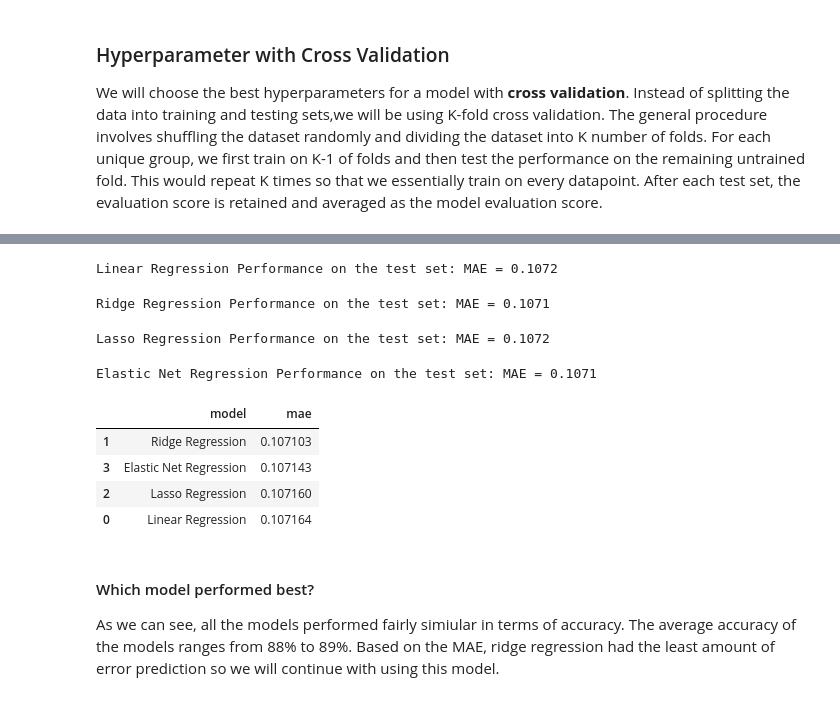
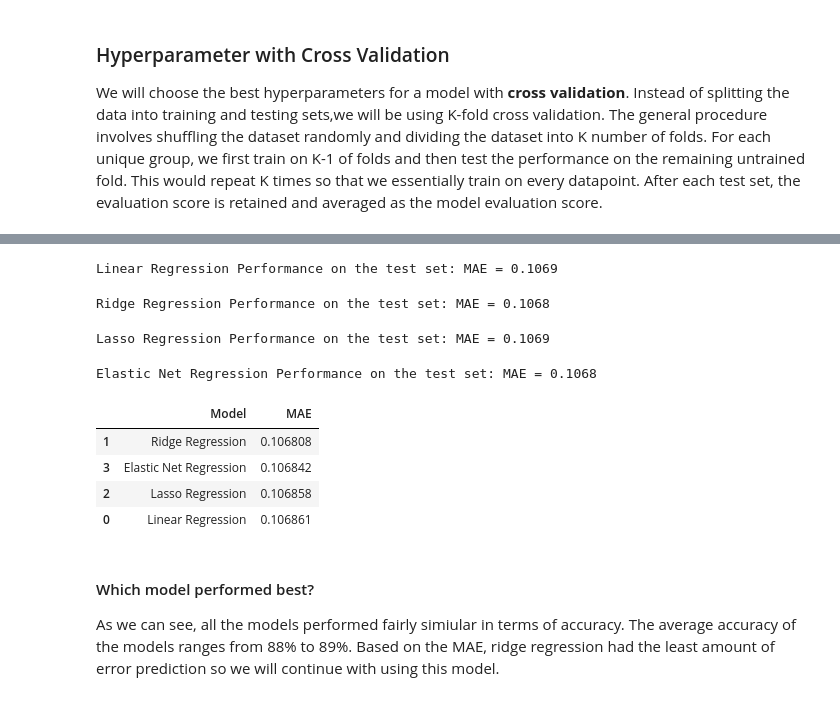
Before and after one commit to tsaw8/Thinkful_Project, a Jupyter notebook: Module 19: Supervised learning: solving regression problems/8. Challenge House prices model .ipynb, the cells around one changed output, grey strips where cells are left out. Cells and saved outputs as stored; diff of their text form; code cells hidden in the pictures.

Commit message:
Edited train and test section

```diff
--- a/Module 19: Supervised learning: solving regression problems/8. Challenge House prices model .ipynb
+++ b/Module 19: Supervised learning: solving regression problems/8. Challenge House prices model .ipynb
@@ -300,8 +323,8 @@ Although outliers contain meaningful information, linear regression machine lear
 
 def outlier_table(df):
     for column in df.select_dtypes(['int64', 'float64']).columns:
-        if df[column].quantile(.9973)<df[column].max():
-            threshold = df[column].quantile(.9973)
+        if df[column].quantile(.997)<df[column].max():
+            threshold = df[column].quantile(.997)
             df[column] = np.where(df[column] > threshold, int(round(threshold)),df[column])
             if df[column].quantile(0)>df[column].min():
                 threshold = df[column].min()
@@ -795,7 +822,7 @@ lr_mae = fit_and_evaluate(lr)
 
 print('Linear Regression Performance on the test set: MAE = %0.4f' % lr_mae)
 # %% [output]
-Linear Regression Performance on the test set: MAE = 0.1072
+Linear Regression Performance on the test set: MAE = 0.1069
 # %%
 # Ridge Regression
 
@@ -804,7 +831,7 @@ rr_mae = fit_and_evaluate(rr)
 
 print('Ridge Regression Performance on the test set: MAE = %0.4f' % rr_mae)
 # %% [output]
-Ridge Regression Performance on the test set: MAE = 0.1071
+Ridge Regression Performance on the test set: MAE = 0.1068
 # %%
 # Lasso Regression
 
@@ -813,7 +840,7 @@ lar_mae = fit_and_evaluate(lar)
 
 print('Lasso Regression Performance on the test set: MAE = %0.4f' % lar_mae)
 # %% [output]
-Lasso Regression Performance on the test set: MAE = 0.1072
+Lasso Regression Performance on the test set: MAE = 0.1069
 # %%
 # Elastic Net Regression
 
@@ -822,21 +849,21 @@ er_mae = fit_and_evaluate(er)
 
 print('Elastic Net Regression Performance on the test set: MAE = %0.4f' % er_mae)
 # %% [output]
-Elastic Net Regression Performance on the test set: MAE = 0.1071
+Elastic Net Regression Performance on the test set: MAE = 0.1068
 # %%
 # Dataframe to hold the results
-model_comparison = pd.DataFrame({'model': ['Linear Regression', 'Ridge Regression',
+model_comparison = pd.DataFrame({'Model': ['Linear Regression', 'Ridge Regression',
                                            'Lasso Regression', 'Elastic Net Regression'],
-                                 'mae': [lr_mae, rr_mae, lar_mae,er_mae]})
+                                 'MAE': [lr_mae, rr_mae, lar_mae,er_mae]})
 
 # Horizontal bar chart of test mae
-model_comparison.sort_values('mae', ascending = True)
+model_comparison.sort_values('MAE', ascending = True)
 # %% [output]
-|  | model | mae |
-| 1 | Ridge Regression | 0.107103 |
-| 3 | Elastic Net Regression | 0.107143 |
-| 2 | Lasso Regression | 0.107160 |
-| 0 | Linear Regression | 0.107164 |
+|  | Model | MAE |
+| 1 | Ridge Regression | 0.106808 |
+| 3 | Elastic Net Regression | 0.106842 |
+| 2 | Lasso Regression | 0.106858 |
+| 0 | Linear Regression | 0.106861 |
 # %% [markdown]
 #### Which model performed best?
 As we can see, all the models performed fairly simiular in terms of accuracy. The average accuracy of the models ranges from 88% to 89%. Based on the MAE, ridge regression had the least amount of error prediction so we will continue with using this model.
```
Also changed, not shown: parts of 24 cells of this notebook.
